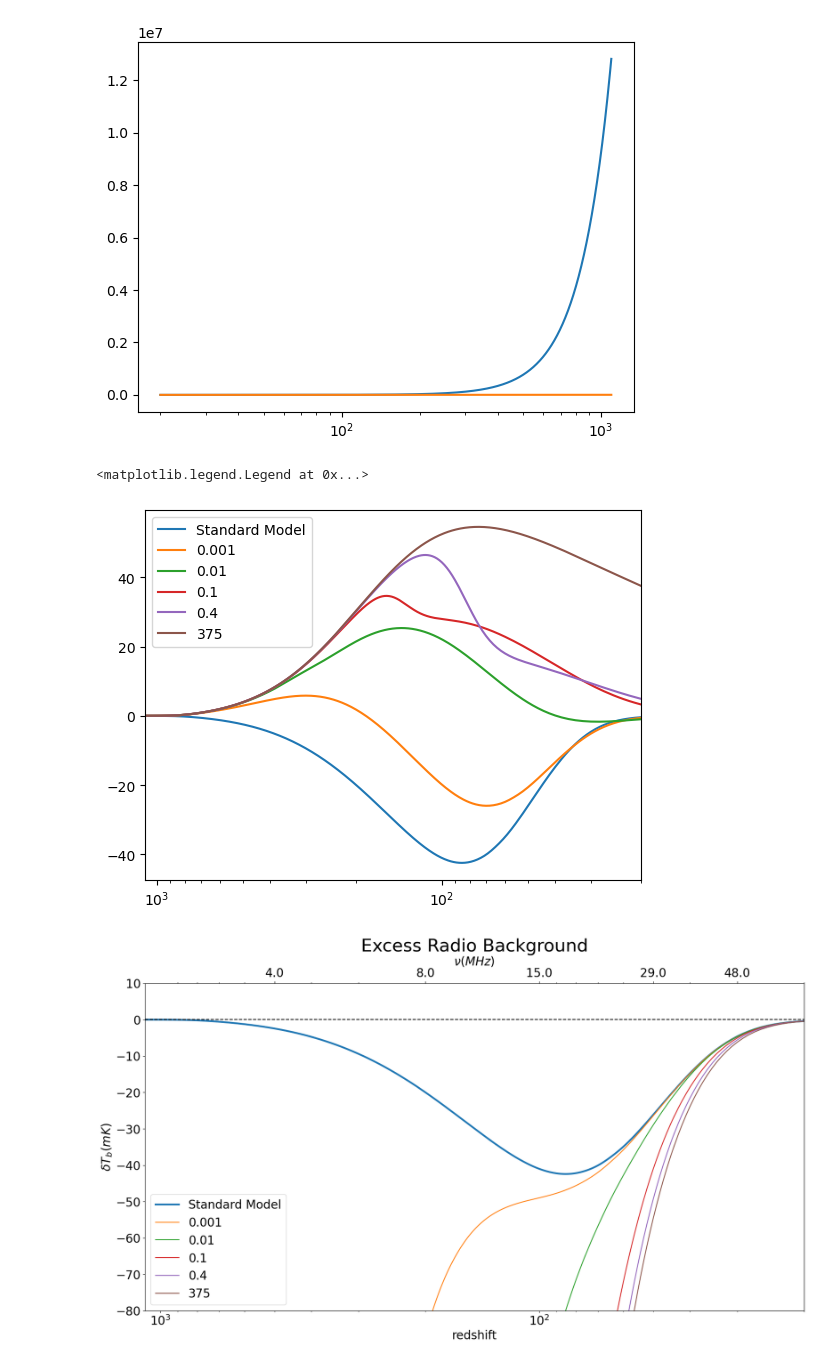
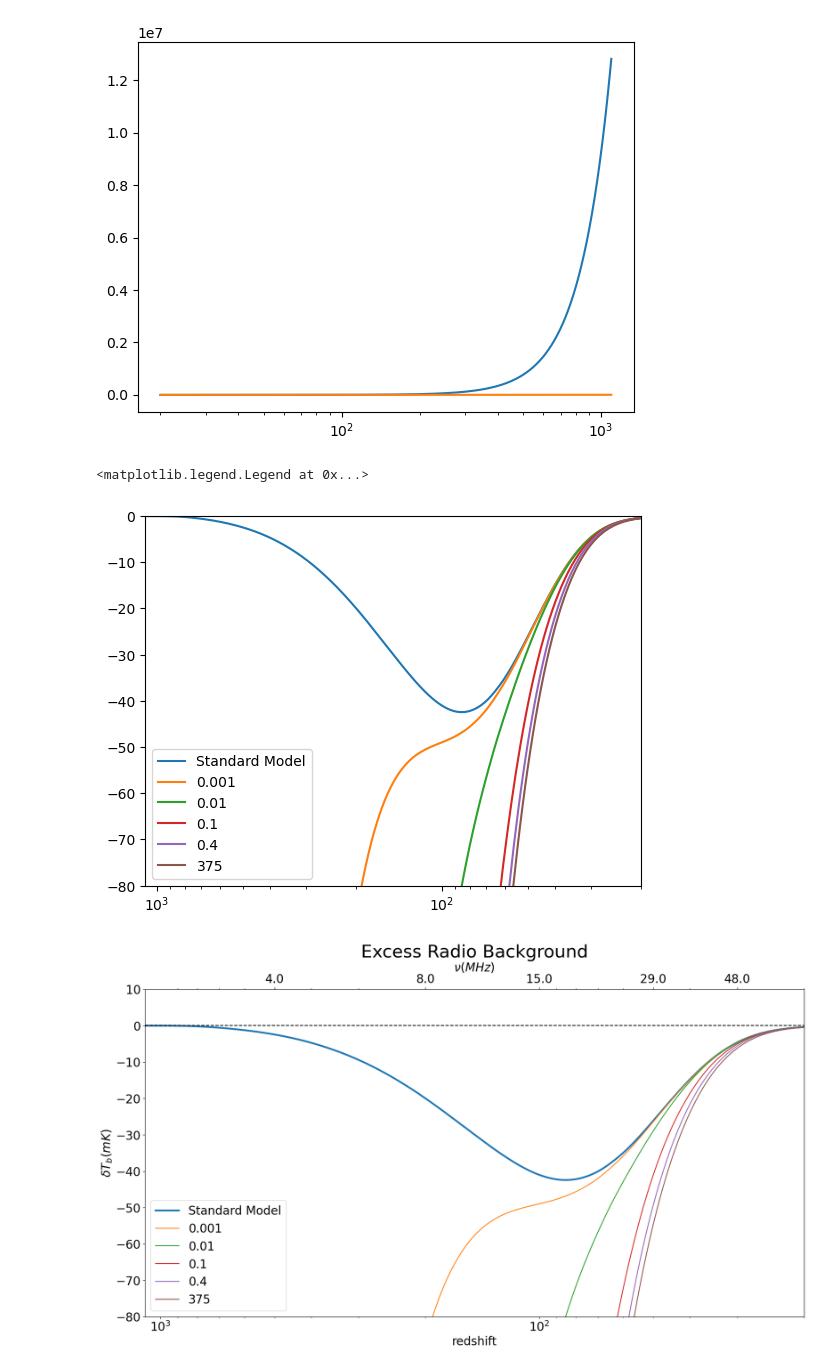
Before and after one commit to daba9359/LuCEE-Night_Simulation, a Jupyter notebook: LuCEE-Night_Simulation.ipynb, the cells around one changed output. Cells and saved outputs as stored; diff of their text form; code cells hidden in the pictures.

```diff
--- a/LuCEE-Night_Simulation.ipynb
+++ b/LuCEE-Night_Simulation.ipynb
@@ -1003,8 +1002,8 @@ def ERB_model (z_array,A_r,frequency,T_k,x_e=camb_xe_interp):
 
     alpha = -2.6   # dimensionless quantity that defines the spectral index of the signal
     nu_obs = lambda z: 1420/(1+z)  # [MHz] observed frequency of the 21 cm line
+    #T_k = Tk_ERB(z_array,A_r,frequency)[1]   # converts the T_k raw function into the spline function
     x_c = lambda z,x_e,T_k: (T_star)/(T_gamma0*(1+z)*A_10)*(n_H(z,x_e)*k_HH(T_k(z))+n_e(z,x_e)*k_eH(T_k(z)))
-    T_k = Tk_ERB(z_array,A_r,frequency)[1]   # converts the T_k raw function into the spline function
     T_R = lambda z: T_gamma(z)*(1+A_r*(nu_obs(z)/frequency)**alpha)
     dTb = lambda z,x_e,T_k: 27*(1-x_e(z))*((h**2*omB0)/(0.023))*(((0.15)/(h**2*omM0))*((1+z)/(10)))**(1/2)*((x_c(z,x_e,T_k)*T_gamma(z)/T_R(z))/\
                                                                                                             (1+((x_c(z,x_e,T_k)*T_gamma(z)/T_R(z)))))*(1-(T_R(z)/T_k(z)))
@@ -1026,25 +1025,25 @@ plt.xscale("log")
 [figure]
 # %%
 z_array_Tk=np.arange(20,1100,0.01)
-ERB=ERB_model(z_array_Tk,0.001,78,Tk_ERB)
-ERB2=ERB_model(z_array_Tk,0.01,78,Tk_ERB)
-ERB3=ERB_model(z_array_Tk,0.1,78,Tk_ERB)
-ERB4=ERB_model(z_array_Tk,0.4,78,Tk_ERB)
-ERB5=ERB_model(z_array_Tk,375,78,Tk_ERB)
+ERB=ERB_model(z_array_Tk,0.001,78,My_Tk[1])
+ERB2=ERB_model(z_array_Tk,0.01,78,My_Tk[1])
+ERB3=ERB_model(z_array_Tk,0.1,78,My_Tk[1])
+ERB4=ERB_model(z_array_Tk,0.4,78,My_Tk[1])
+ERB5=ERB_model(z_array_Tk,375,78,My_Tk[1])
 # %%
 plt.plot(z_array,dTb(z_array,camb_xe_interp,My_Tk[1]),label="Standard Model")
 plt.plot(z_array,ERB(z_array),label="0.001")
 plt.plot(z_array,ERB2(z_array),label="0.01")
 plt.plot(z_array,ERB3(z_array),label="0.1")
 plt.plot(z_array,ERB4(z_array),label="0.4")
 plt.plot(z_array,ERB5(z_array),label="375")
 plt.xlim(1100,20)
-# plt.ylim(-80,0)
+plt.ylim(-80,0)
 plt.xscale("log")
 plt.legend()
 # %% [output]
 <matplotlib.legend.Legend at 0x...>
-[figure, old version]
+[figure, new version]
 # %%
 z = lambda f: 1420.4/f-1
 nu = lambda z: (1420.4/z)+1
```
Also changed, not shown: parts of 20 cells of this notebook, 2 other files.
